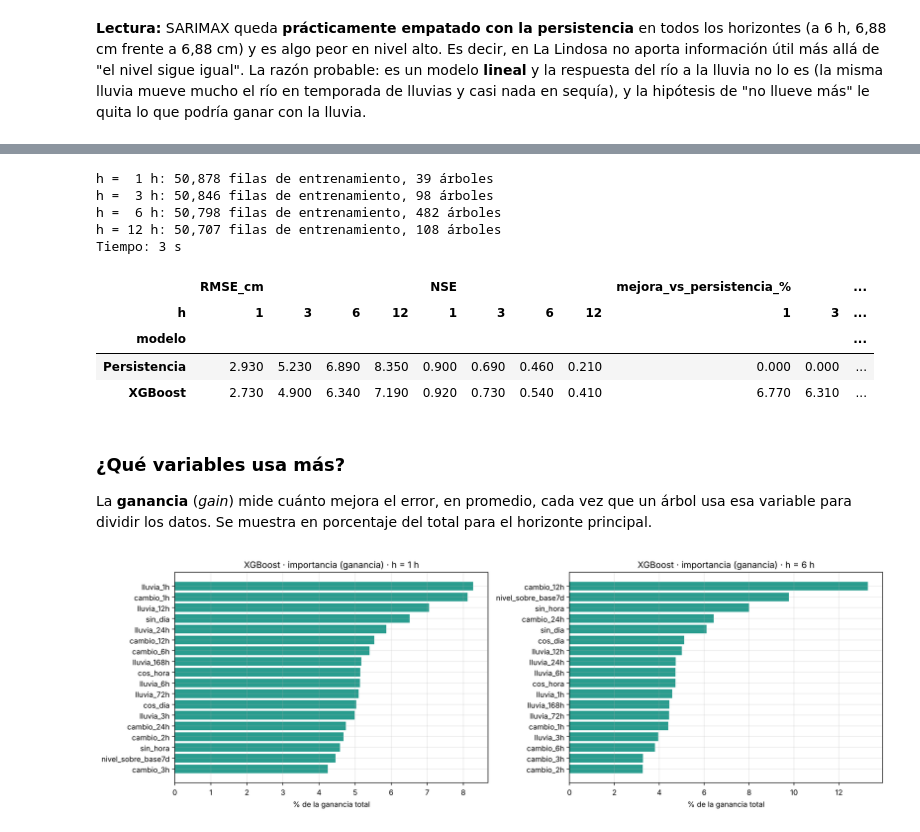
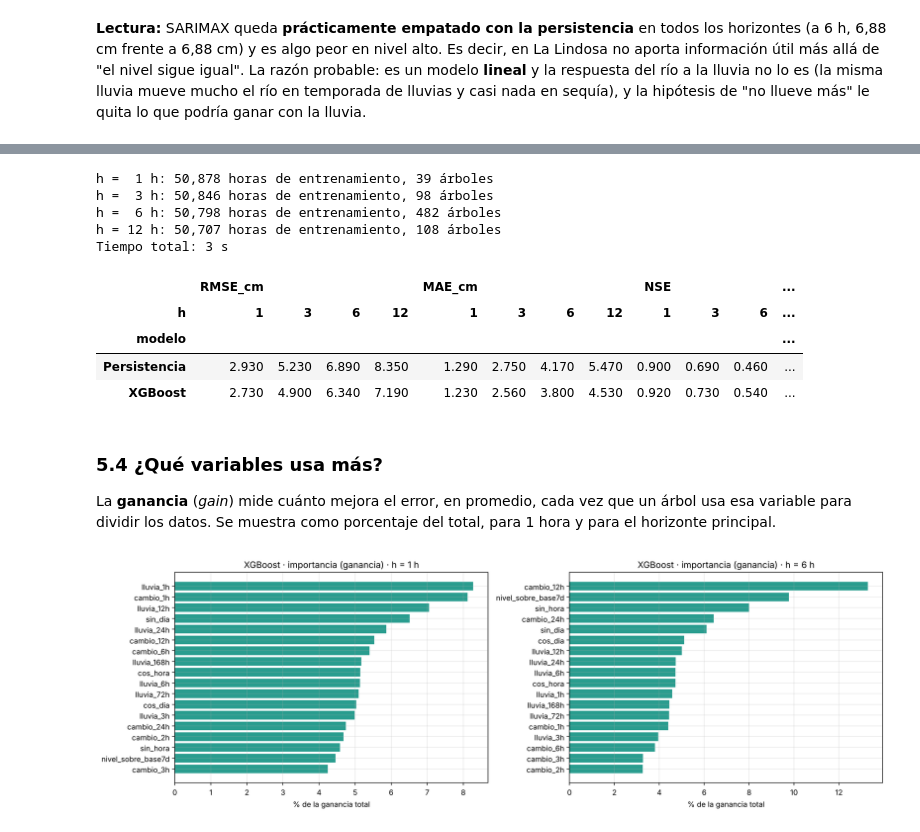
Before and after one commit to AlvaroHernan/Proyecto_CAM_Definitivo, a Jupyter notebook: notebooks/05_modelos_La_Lindosa.ipynb, the cells around one changed output, grey strips where cells are left out. Cells and saved outputs as stored; diff of their text form; code cells hidden in the pictures.

```diff
--- a/notebooks/05_modelos_La_Lindosa.ipynb
+++ b/notebooks/05_modelos_La_Lindosa.ipynb
@@ -348,45 +506,37 @@ A diferencia de SARIMAX y la LSTM, XGBoost no "lee" la serie: hay que darle, par
 # %%
-import xgboost as xgb
-
-atributos = pd.DataFrame({"nivel_sobre_base7d": nivel - base_7d}, index=df.index)
-for k in [1, 2, 3, 6, 12, 24]:
-    atributos[f"cambio_{k}h"] = nivel - nivel.shift(k)
-atributos = atributos.join(lluvia_acum)
-atributos["sin_hora"] = np.sin(2 * np.pi * df.index.hour / 24)
-atributos["cos_hora"] = np.cos(2 * np.pi * df.index.hour / 24)
-atributos["sin_dia"] = np.sin(2 * np.pi * df.index.dayofyear / 365.25)
-atributos["cos_dia"] = np.cos(2 * np.pi * df.index.dayofyear / 365.25)
-
 modelos_xgb, pred_xgb, inicio = {}, {}, time.time()
 for h in HORIZONTES:
-    objetivo = nivel.shift(-h) - nivel
+    objetivo = nivel.shift(-h) - nivel                         # cambio de nivel entre t y t+h
     usable = objetivo.notna() & nivel.notna()
-    ent, val = usable & (periodo == "entrenamiento"), usable & (periodo == "validación")
+    ent = usable & (periodo == "entrenamiento")
+    val = usable & (periodo == "validación")
     modelo = xgb.XGBRegressor(n_estimators=3000, learning_rate=0.03, max_depth=6, min_child_weight=5,
                               subsample=0.8, colsample_bytree=0.8, early_stopping_rounds=100,
                               random_state=SEMILLA, n_jobs=-1)
     modelo.fit(atributos[ent], objetivo[ent], eval_set=[(atributos[val], objetivo[val])], verbose=False)
     modelos_xgb[h] = modelo
-    pred_xgb[h] = nivel + modelo.predict(atributos)
-    print(f"h = {h:>2} h: {ent.sum():,} filas de entrenamiento, {modelo.best_iteration + 1} árboles")
+    pred_xgb[h] = nivel + modelo.predict(atributos)            # nivel actual + cambio predicho
+    print(f"h = {h:>2} h: {ent.sum():,} horas de entrenamiento, {modelo.best_iteration + 1} árboles")
 pred["XGBoost"] = pd.DataFrame(pred_xgb, index=df.index)
-print(f"Tiempo: {time.time() - inicio:.0f} s")
-display(resumen_modelo("XGBoost"))
+print(f"Tiempo total: {time.time() - inicio:.0f} s")
 # %% [output]
-h =  1 h: 50,878 filas de entrenamiento, 39 árboles
-h =  3 h: 50,846 filas de entrenamiento, 98 árboles
-h =  6 h: 50,798 filas de entrenamiento, 482 árboles
-h = 12 h: 50,707 filas de entrenamiento, 108 árboles
-Tiempo: 3 s
+h =  1 h: 50,878 horas de entrenamiento, 39 árboles
+h =  3 h: 50,846 horas de entrenamiento, 98 árboles
+h =  6 h: 50,798 horas de entrenamiento, 482 árboles
+h = 12 h: 50,707 horas de entrenamiento, 108 árboles
+Tiempo total: 3 s
-|  | RMSE_cm |  |  |  | NSE |  |  |  | mejora_vs_persistencia_% |  | ... |
-| h | 1 | 3 | 6 | 12 | 1 | 3 | 6 | 12 | 1 | 3 | ... |
-| modelo |  |  |  |  |  |  |  |  |  |  | ... |
-| Persistencia | 2.930 | 5.230 | 6.890 | 8.350 | 0.900 | 0.690 | 0.460 | 0.210 | 0.000 | 0.000 | ... |
-| XGBoost | 2.730 | 4.900 | 6.340 | 7.190 | 0.920 | 0.730 | 0.540 | 0.410 | 6.770 | 6.310 | ... |
+# %%
+resumen_modelo("XGBoost")
+# %% [output]
+|  | RMSE_cm |  |  |  | MAE_cm |  |  |  | NSE |  |  | ... |
+| h | 1 | 3 | 6 | 12 | 1 | 3 | 6 | 12 | 1 | 3 | 6 | ... |
+| modelo |  |  |  |  |  |  |  |  |  |  |  | ... |
+| Persistencia | 2.930 | 5.230 | 6.890 | 8.350 | 1.290 | 2.750 | 4.170 | 5.470 | 0.900 | 0.690 | 0.460 | ... |
+| XGBoost | 2.730 | 4.900 | 6.340 | 7.190 | 1.230 | 2.560 | 3.800 | 4.530 | 0.920 | 0.730 | 0.540 | ... |
 # %% [markdown]
-### ¿Qué variables usa más?
+### 5.4 ¿Qué variables usa más?
 
-La **ganancia** (*gain*) mide cuánto mejora el error, en promedio, cada vez que un árbol usa esa variable para dividir los datos. Se muestra en porcentaje del total para el horizonte principal.
+La **ganancia** (*gain*) mide cuánto mejora el error, en promedio, cada vez que un árbol usa esa variable para dividir los datos. Se muestra como porcentaje del total, para 1 hora y para el horizonte principal.
 # %%
 fig, axes = plt.subplots(1, 2, figsize=(15, 5))
 for ax, h in zip(axes, [1, H_PRINCIPAL]):
```
Also changed, not shown: parts of 94 cells of this notebook, 3 other files.
